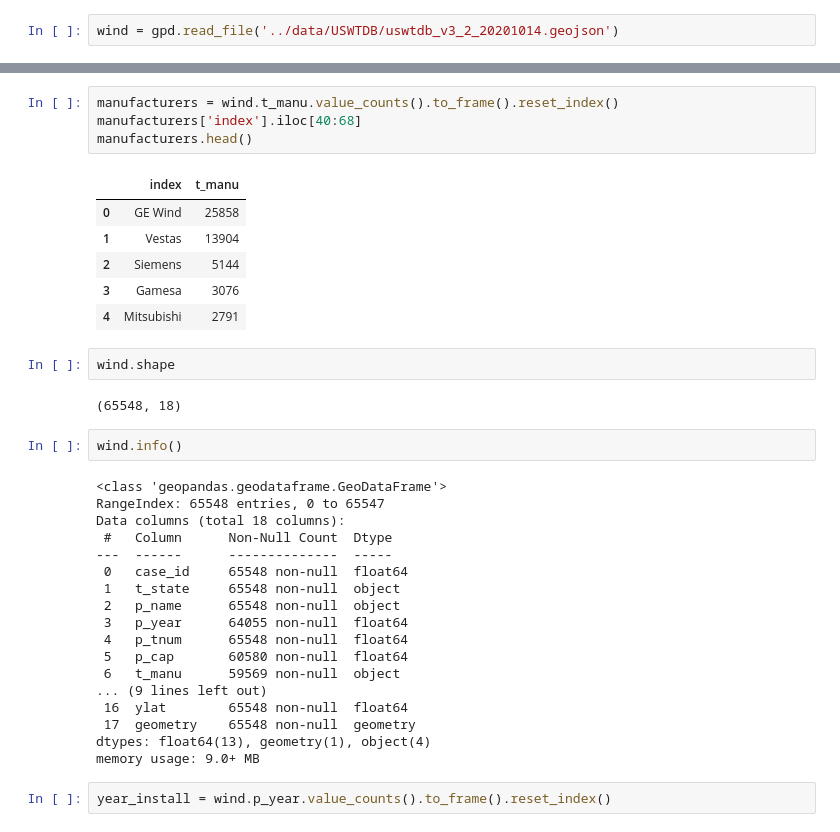
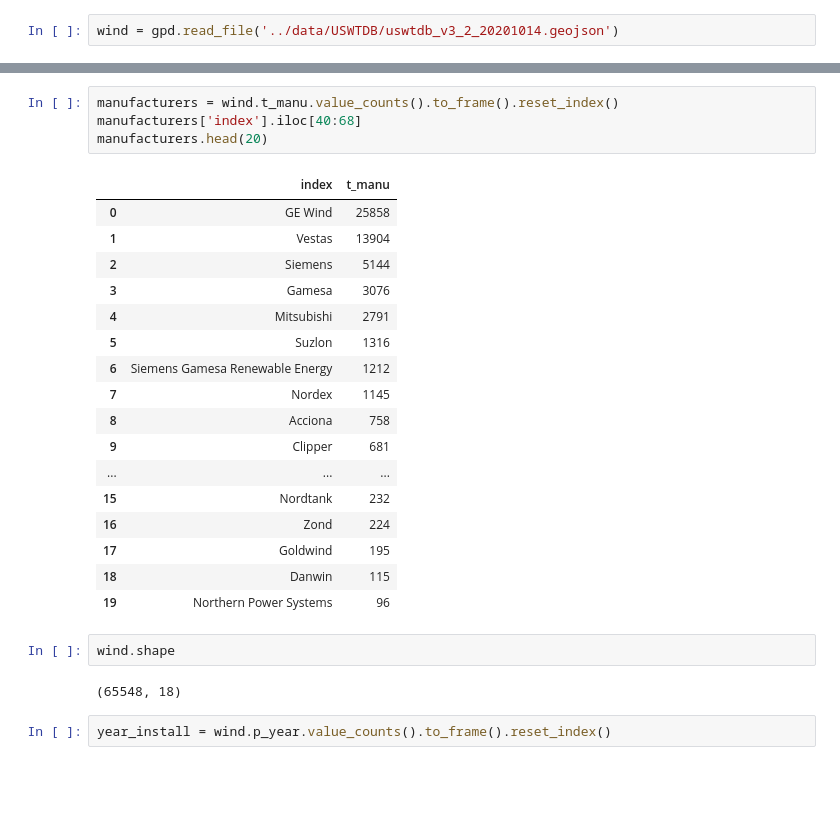
Before and after one commit to hsopel/NSS-Capstone, a Jupyter notebook: notebook/wind_eda.ipynb, the cells around one changed output, grey strips where cells are left out. Cells and saved outputs as stored; diff of their text form; blank space fills up the shorter version.

```diff
--- a/notebook/wind_eda.ipynb
+++ b/notebook/wind_eda.ipynb
@@ -27,38 +35,29 @@ Name: case_id, Length: 65548, dtype: float64
 # %%
 manufacturers = wind.t_manu.value_counts().to_frame().reset_index()
 manufacturers['index'].iloc[40:68]
-manufacturers.head()
+manufacturers.head(20)
 # %% [output]
 |  | index | t_manu |
 | 0 | GE Wind | 25858 |
 | 1 | Vestas | 13904 |
 | 2 | Siemens | 5144 |
 | 3 | Gamesa | 3076 |
 | 4 | Mitsubishi | 2791 |
+| 5 | Suzlon | 1316 |
+| 6 | Siemens Gamesa Renewable Energy | 1212 |
+| 7 | Nordex | 1145 |
+| 8 | Acciona | 758 |
+| 9 | Clipper | 681 |
+| ... | ... | ... |
+| 15 | Nordtank | 232 |
+| 16 | Zond | 224 |
+| 17 | Goldwind | 195 |
+| 18 | Danwin | 115 |
+| 19 | Northern Power Systems | 96 |
 # %%
 wind.shape
 # %% [output]
 (65548, 18)
-# %%
-wind.info()
-# %% [output]
-<class 'geopandas.geodataframe.GeoDataFrame'>
-RangeIndex: 65548 entries, 0 to 65547
-Data columns (total 18 columns):
- #   Column      Non-Null Count  Dtype
----  ------      --------------  -----
- 0   case_id     65548 non-null  float64
- 1   t_state     65548 non-null  object
- 2   p_name      65548 non-null  object
- 3   p_year      64055 non-null  float64
- 4   p_tnum      65548 non-null  float64
- 5   p_cap       60580 non-null  float64
- 6   t_manu      59569 non-null  object
-... (9 lines left out)
- 16  ylat        65548 non-null  float64
- 17  geometry    65548 non-null  geometry
-dtypes: float64(13), geometry(1), object(4)
-memory usage: 9.0+ MB
 # %%
 year_install = wind.p_year.value_counts().to_frame().reset_index()
 # %%
```
Also changed, not shown: parts of 40 cells of this notebook, 1 other file.
